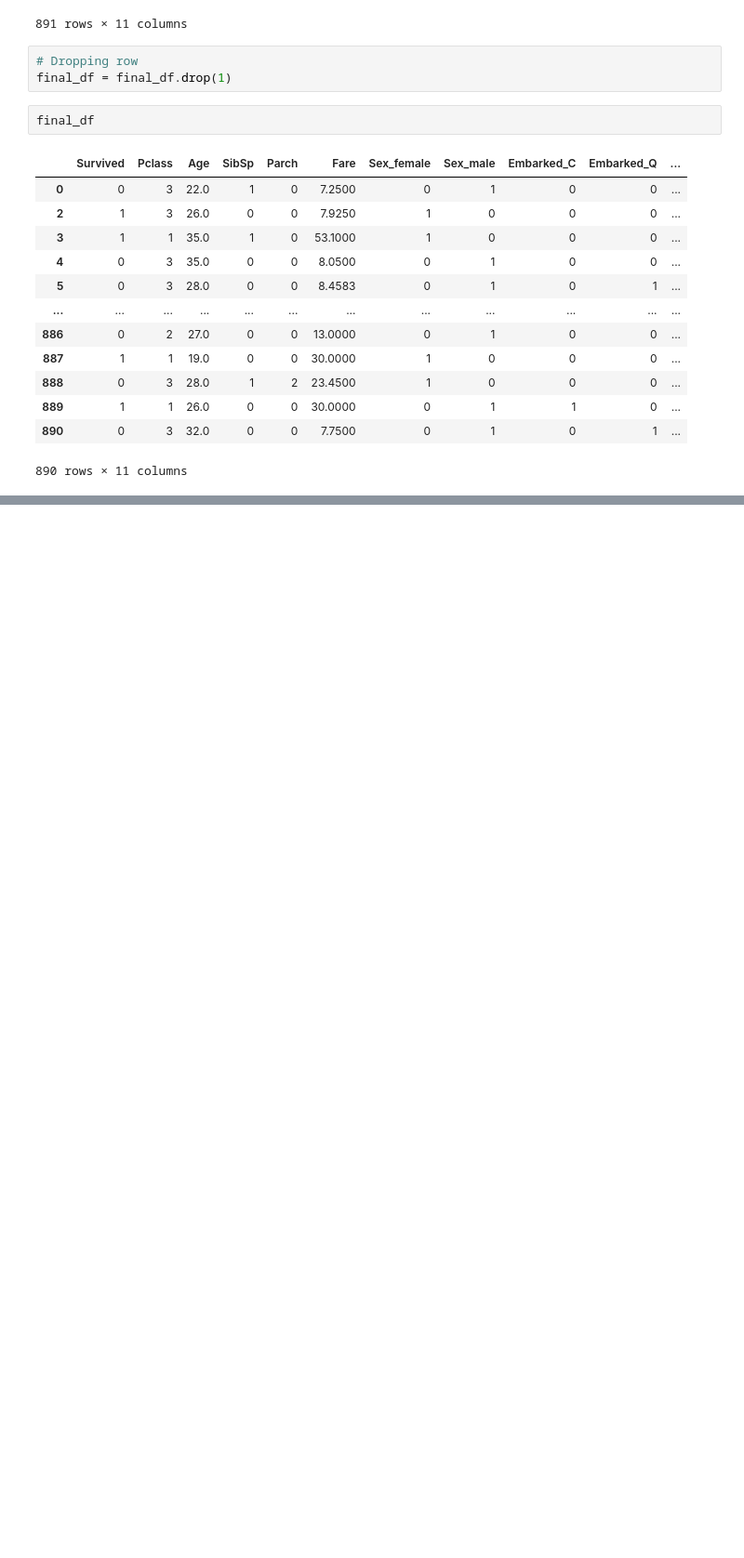
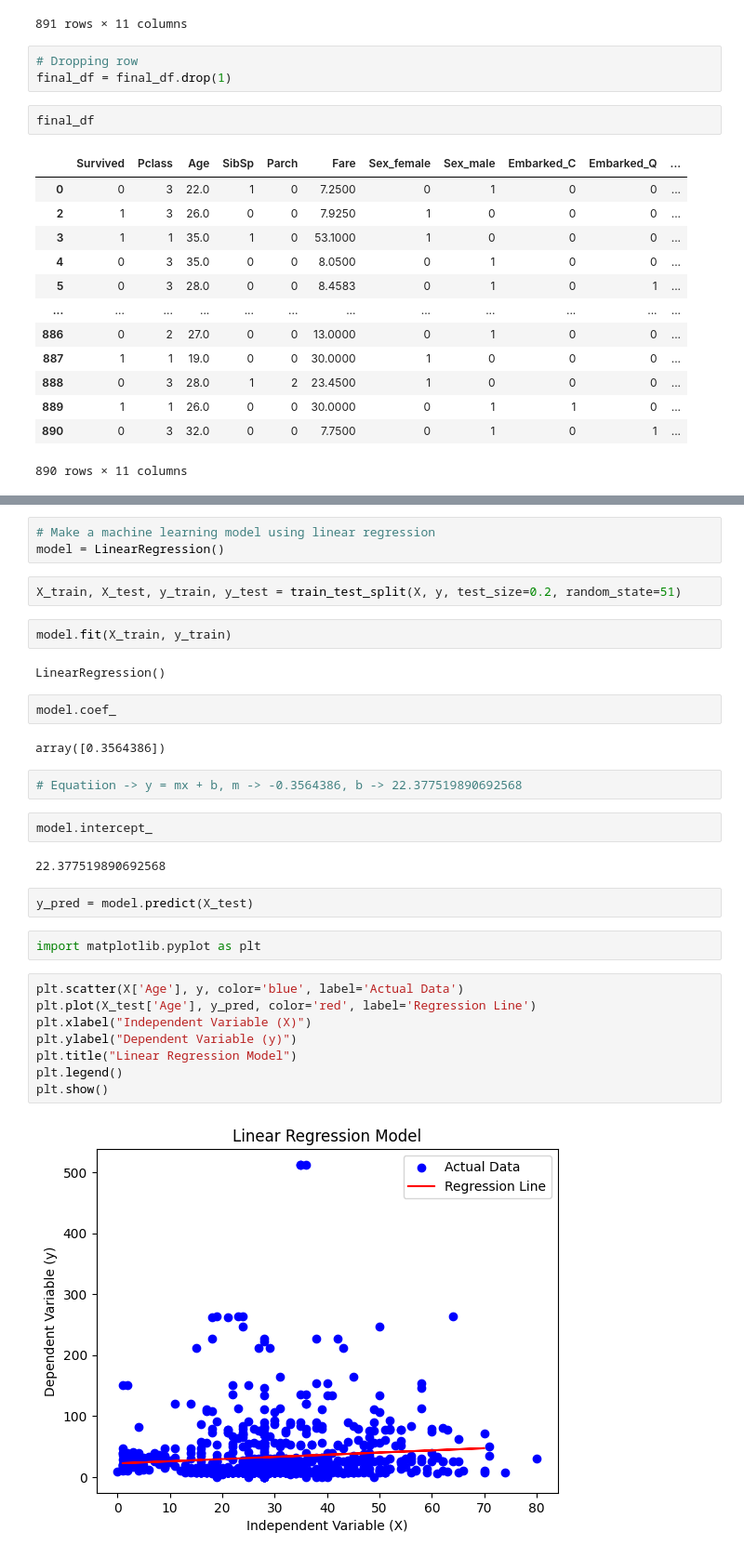
Before and after one commit to CEPHAL0/Python-Workshop, a Jupyter notebook: machine_learning/introduction.ipynb, the cells around one changed output, grey strips where cells are left out. Shown at 93% size. Cells and saved outputs as stored; diff of their text form; blank space fills up the shorter version.

Commit message:
Added Linear Regression

```diff
--- a/machine_learning/introduction.ipynb
+++ b/machine_learning/introduction.ipynb
@@ -282,0 +327,33 @@ final_df
+# %%
+# Make a machine learning model using linear regression
+model = LinearRegression()
+# %%
+X_train, X_test, y_train, y_test = train_test_split(X, y, test_size=0.2, random_state=51)
+# %%
+model.fit(X_train, y_train)
+# %% [output]
+LinearRegression()
+# %%
+model.coef_
+# %% [output]
+array([0.3564386])
+# %%
+# Equatiion -> y = mx + b, m -> -0.3564386, b -> 22.377519890692568
+# %%
+model.intercept_
+# %% [output]
+22.377519890692568
+# %%
+y_pred = model.predict(X_test)
+# %%
+import matplotlib.pyplot as plt
+# %%
+plt.scatter(X['Age'], y, color='blue', label='Actual Data')
+plt.plot(X_test['Age'], y_pred, color='red', label='Regression Line')
+plt.xlabel("Independent Variable (X)")
+plt.ylabel("Dependent Variable (y)")
+plt.title("Linear Regression Model")
+plt.legend()
+plt.show()
+# %% [output]
+[figure, added]
```
Also changed, not shown: parts of 14 cells of this notebook, 4 other files.
